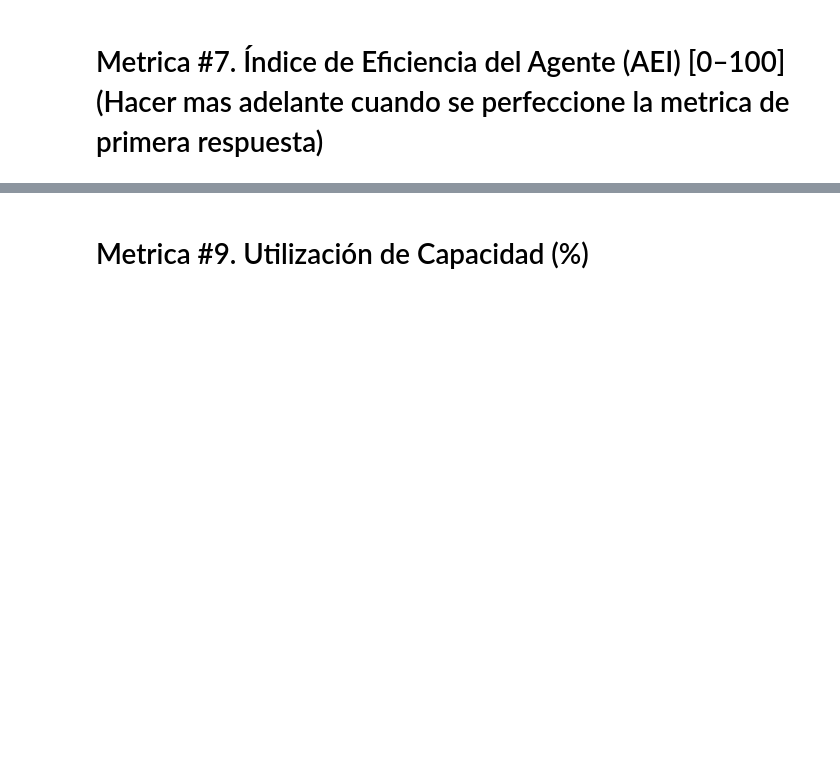
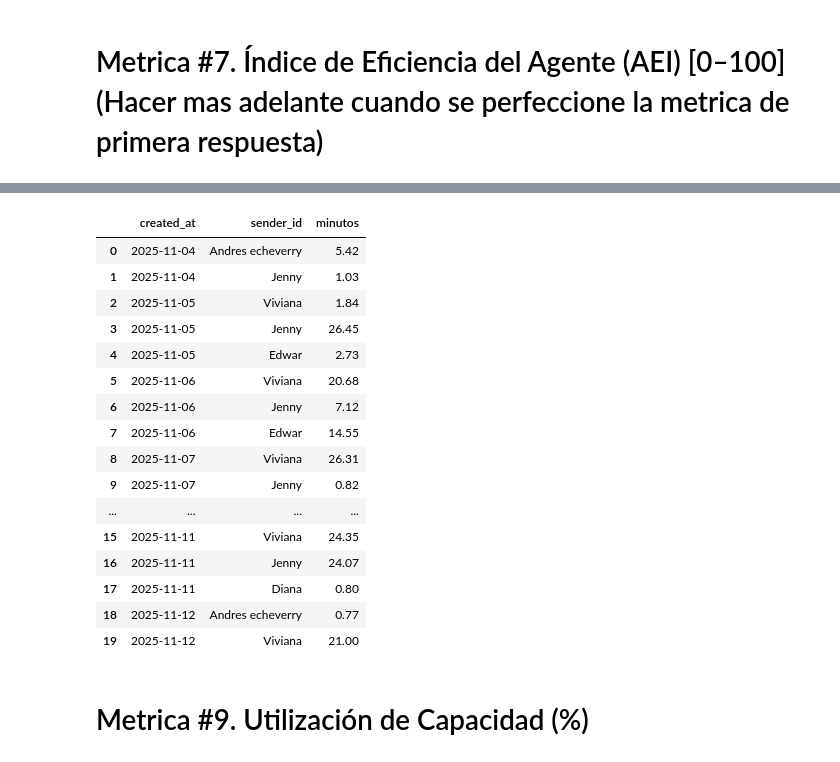
Before and after one commit to Jona-2006-17/analisis, a Jupyter notebook: analisis.ipynb, the cells around one changed output, grey strips where cells are left out. Saved outputs shown, nothing was run; the diff lists cells and outputs as text; code cells hidden in the pictures; blank space fills up the shorter version.

```diff
--- a/analisis.ipynb
+++ b/analisis.ipynb
@@ -553,2 +744,83 @@ df.head()
+# %%
+
+plantilla = [
+    '¡Hola! 👋Bienvenido/a al canal exclusivo de asignación de citas de IMÁGENES DIAGNOSTICAS S.A.',
+    'Le acabo de enviar los documentos correspondientes a su solicitud. Por favor, revíselos y cuéntenos si tiene alguna duda. ¿Podemos ayudarle en algo más?',
+    '¡Con gusto! Procederemos a cancelar su cita, por favor, envíanos los siguientes datos para gestionar mejor nuestra agenda y su solicitud.',
+    'Recuerde que su lugar de atención es: Centro De Especialistas De Risaralda, Carrera 5 No 18-33,',
+    'Para programar su cita, por favor indíquenos los siguientes datos:',
+    'Lamentamos la demora en nuestra respuesta. Ayer enfrentamos una contingencia, pero ya estamos atendiendo su solicitud. ¡Gracias por su paciencia!',
+    '¡Gracias por elegirnos! 💙 Esperamos poder atenderte nuevamente. Feliz día🌞 En caso de requerir algo adicional, escríbenos en cualquier momento. ¡Estamos para servirte! 😊',
+    'Por la complejidad del procedimiento solicitado y su seguridad, requerimos que por favor, nos confirme los siguientes datos:',
+    '📌 Para la solicitud y agendamientos de citas a través del Hospital Universitario San Jorge',
+    '📌 Para la solicitud y agendamientos de exámenes de Hemodinamia, agradecemos que por favor nos contacte a través del siguiente WhatsApp 3128345850.',
+    'nuestros horarios de atención son de lunes a viernes de 7:00 a.m a 5:00 p.m sabados de 8:00 a.m a 12:00 pm domingos y festivos cerrado',
+    'IMÁGENES DIAGNÓSTICAS S.A. 😊 agradece su comunicación y el interés en nuestros servicios.',
+    '⌛ "Agradecemos su paciencia. Actualmente estamos recibiendo un volumen de usuarios mayor al habitual, por lo que estamos atendiendo los mensajes por orden de llegada.',
+    'Nos permitimos informar que, para la solicitud y consulta de sus resultados',
+    '¡Con gusto! Procederemos a reprogramar su cita, por favor, envíanos los siguientes datos para gestionar mejor nuestra agenda y su solicitud.'
+]
+
+df_messages_agent = df_all_messages[(df_all_messages['conversation_id'].isin(ids_conversaciones_validas))].copy()
+df_messages_agent = df_messages_agent[
+    ((df_messages_agent['created_at'].dt.weekday != 6) & (df_messages_agent['created_at'].dt.weekday != 5) & (df_messages_agent['created_at'].dt.hour >=12) & (df_messages_agent['created_at'].dt.hour <=22)) | (
+        (df_messages_agent['created_at'].dt.weekday == 5) &
+        (df_messages_agent['created_at'].dt.hour >= 13) &
+        (df_messages_agent['created_at'].dt.hour <= 17)
+    )
+]
+
+df_messages_agent = df_messages_agent[(df_messages_agent['sender_type'] == 'User') & (df_messages_agent['sender_id'] != 1)  & (df_messages_agent['sender_id'] != 11)]
+
+df_messages_agent = df_messages_agent.sort_values(['conversation_id', 'created_at'])
+
+ppm = 40
+
+df_messages_agent['cantidad_palabras'] = df_messages_agent['content'].fillna("").str.split().str.len()
+
+df_messages_agent['tiempo_minutos_mensaje'] = (df_messages_agent['cantidad_palabras'] / ppm).round(2)
+
+df_messages_agent['created_at'] = pd.to_datetime(df_messages_agent['created_at'])
+
+df_messages_agent['content'] = df_messages_agent['content'].astype(str)
+
+plantillas_escaped = [re.escape(p) for p in plantilla]
+
+patron = "|".join(plantillas_escaped)
+df_messages_agent = df_messages_agent[~df_messages_agent['content'].str.contains(patron, na=False)]
+
+cantidad_minutos_diarios = (
+    df_messages_agent
+    .groupby([
+        df_messages_agent['created_at'].dt.date,
+        'sender_id'
+    ])['tiempo_minutos_mensaje'].sum().reset_index(name="minutos")
+)
+
+
+cantidad_minutos_diarios["sender_id"] = cantidad_minutos_diarios["sender_id"].map(agentes).fillna(cantidad_minutos_diarios["sender_id"])
+cantidad_minutos_diarios.head(20)
+# df_prueba_agent = df_messages_agent[(df_messages_agent['sender_id'] == 11) & (df_messages_agent['created_at'].dt.day == 5)]
+
+# suma = df_prueba_agent['tiempo_minutos_mensaje'].sum()
+# suma
+# %% [output]
+|  | created_at | sender_id | minutos |
+| 0 | 2025-11-04 | Andres echeverry | 5.42 |
+| 1 | 2025-11-04 | Jenny | 1.03 |
+| 2 | 2025-11-05 | Viviana | 1.84 |
+| 3 | 2025-11-05 | Jenny | 26.45 |
+| 4 | 2025-11-05 | Edwar | 2.73 |
+| 5 | 2025-11-06 | Viviana | 20.68 |
+| 6 | 2025-11-06 | Jenny | 7.12 |
+| 7 | 2025-11-06 | Edwar | 14.55 |
+| 8 | 2025-11-07 | Viviana | 26.31 |
+| 9 | 2025-11-07 | Jenny | 0.82 |
+| ... | ... | ... | ... |
+| 15 | 2025-11-11 | Viviana | 24.35 |
+| 16 | 2025-11-11 | Jenny | 24.07 |
+| 17 | 2025-11-11 | Diana | 0.80 |
+| 18 | 2025-11-12 | Andres echeverry | 0.77 |
+| 19 | 2025-11-12 | Viviana | 21.00 |
 # %% [markdown]
 # Metrica #9. Utilización de Capacidad (%)
```
Also changed, not shown: parts of 27 cells of this notebook, 22 other files.
